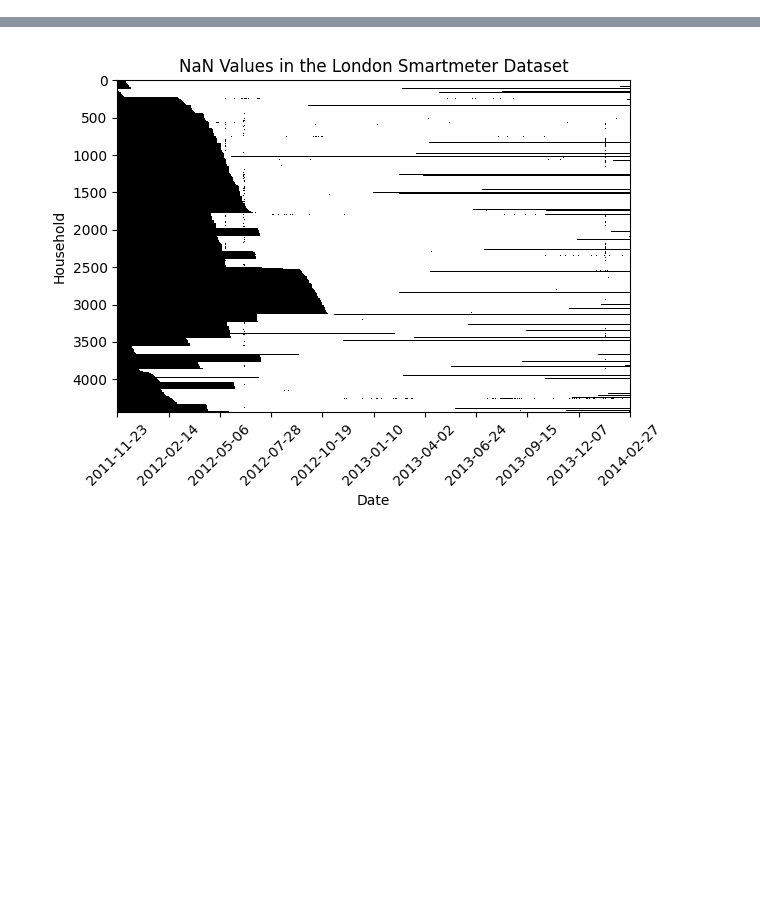
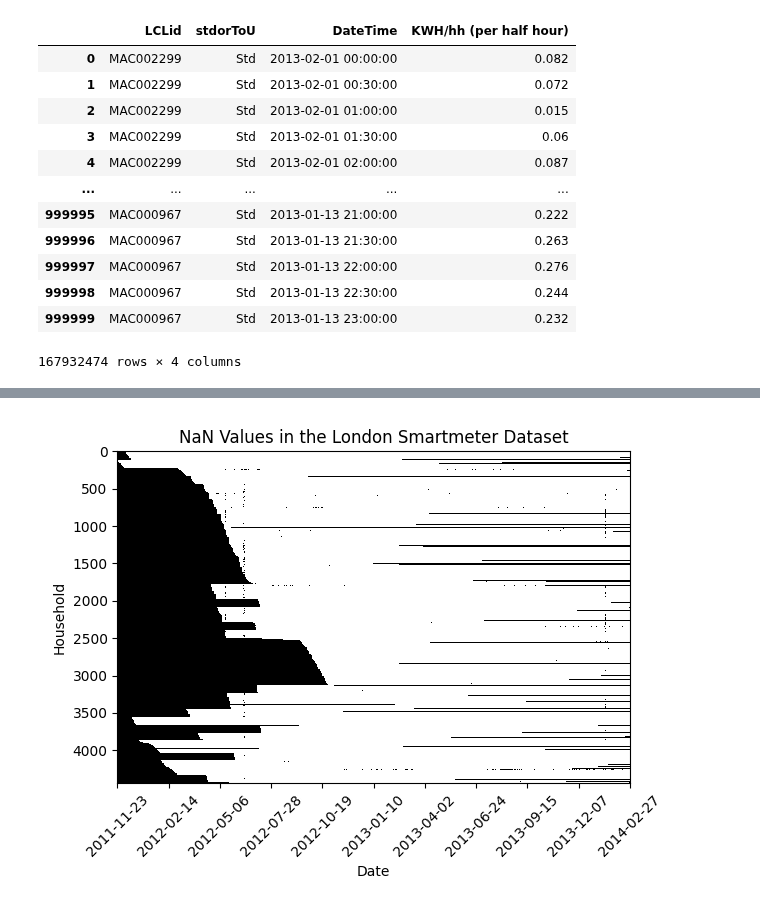
Before and after one commit to erc-fhv/loadforecasting, a Jupyter notebook: data/london_housholds_preprocessing.ipynb, the cells around one changed output, grey strips where cells are left out. Cells and saved outputs as stored; diff of their text form; code cells hidden in the pictures; blank space fills up the shorter version.

```diff
--- a/data/london_housholds_preprocessing.ipynb
+++ b/data/london_housholds_preprocessing.ipynb
@@ -34,10 +52,24 @@ for csv_file in tqdm(csv_files):
     )
     df = pd.concat([df, df_temp])
 # %%
-pickle_path = pathlib.Path(root_dir, 'data/raw/london_households_raw.pkl')
+pickle_path = pathlib.Path(root_dir, 'data/Small LCL Data/london_households_raw.pkl')
 # df.to_pickle(pickle_path)
 df = pd.read_pickle(pickle_path)
 df
+# %% [output]
+|  | LCLid | stdorToU | DateTime | KWH/hh (per half hour) |
+| 0 | MAC002299 | Std | 2013-02-01 00:00:00 | 0.082 |
+| 1 | MAC002299 | Std | 2013-02-01 00:30:00 | 0.072 |
+| 2 | MAC002299 | Std | 2013-02-01 01:00:00 | 0.015 |
+| 3 | MAC002299 | Std | 2013-02-01 01:30:00 | 0.06 |
+| 4 | MAC002299 | Std | 2013-02-01 02:00:00 | 0.087 |
+| ... | ... | ... | ... | ... |
+| 999995 | MAC000967 | Std | 2013-01-13 21:00:00 | 0.222 |
+| 999996 | MAC000967 | Std | 2013-01-13 21:30:00 | 0.263 |
+| 999997 | MAC000967 | Std | 2013-01-13 22:00:00 | 0.276 |
+| 999998 | MAC000967 | Std | 2013-01-13 22:30:00 | 0.244 |
+| 999999 | MAC000967 | Std | 2013-01-13 23:00:00 | 0.232 |
+167932474 rows × 4 columns
 # %%
 # Do some further preprocessing of the household data
 #
```
Also changed, not shown: parts of 4 cells of this notebook.
